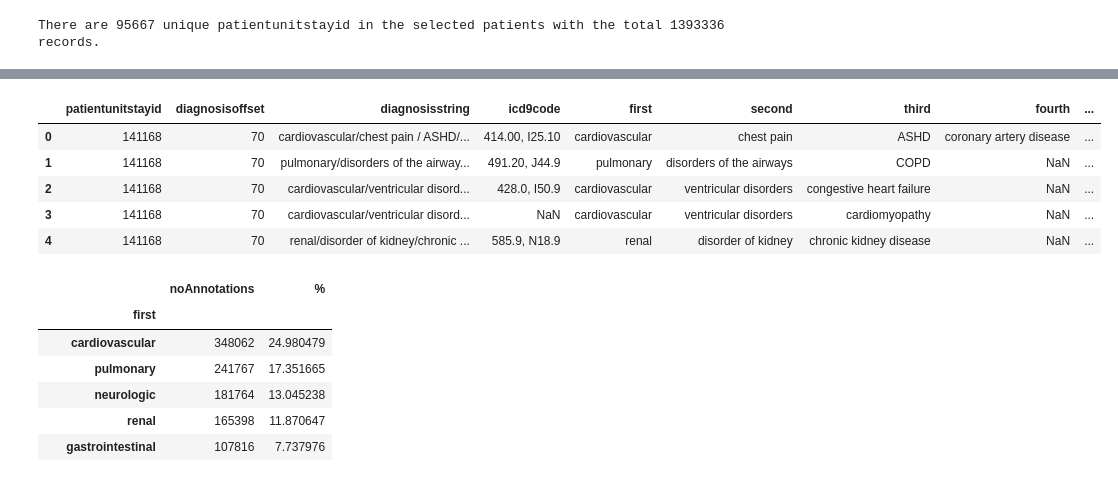
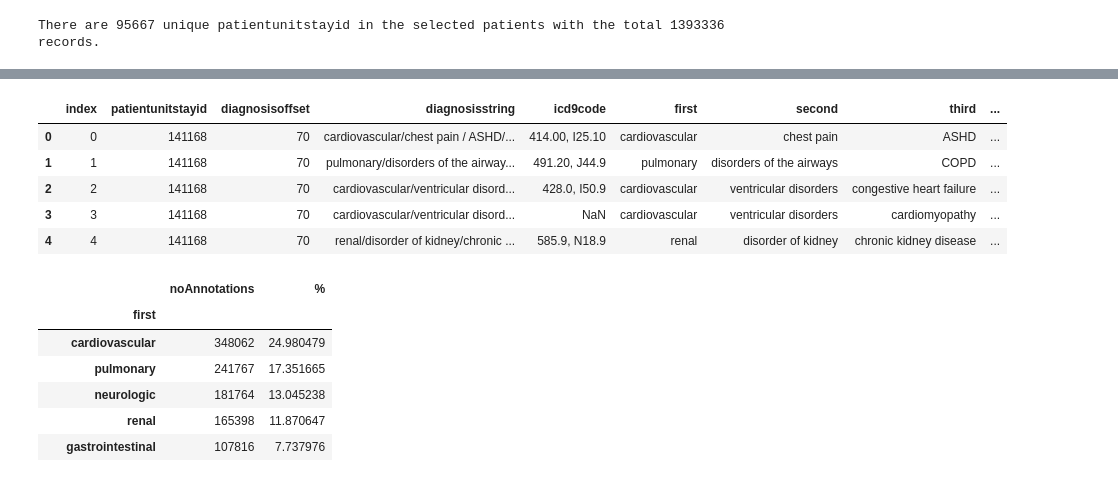
Before and after one commit to joy628/master-project, a Jupyter notebook: data-preprocessing/diagnosis.ipynb, the cells around one changed output, grey strips where cells are left out. Drawn from its saved outputs; the diff is of its cells as text; code cells hidden in the pictures.

```diff
--- a/data-preprocessing/diagnosis.ipynb
+++ b/data-preprocessing/diagnosis.ipynb
@@ -53,3 +54,5 @@ selected_diag_x=len(df)
 print("There are {} unique patientunitstayid in the selected patients with the total {} records.".format(selected_diag_p,selected_diag_x))
 # %% [output]
 There are 95667 unique patientunitstayid in the selected patients with the total 1393336 records.
+# %%
+df = pd.read_csv(porcesseddir + 'selected_diagnosis.csv')
@@ -56,23 +68,23 @@ There are 95667 unique patientunitstayid in the selected patients with the total
 # %%
-df1 = df[['diagnosisstring', 'icd9code']]
+df1 = df[['patientunitstayid', 'diagnosisoffset','diagnosisstring', 'icd9code']]
 df1 = df1.reset_index()
 df1['diagnosisstring'] = df1['diagnosisstring'].str.replace('|', '/')
 split = df1['diagnosisstring'].str.split('/')
 df1['first'] = split.str[0]
 df1['second'] = split.str[1]
 df1['third'] = split.str[2]
 df1['fourth'] = split.str[3]
 df1['fifth'] = split.str[4]
 df1['sixth'] = split.str[5]
 df1['seventh'] = split.str[6]
 df1.head()
 # %% [output]
-|  | patientunitstayid | diagnosisoffset | diagnosisstring | icd9code | first | second | third | fourth | ... |
-| 0 | 141168 | 70 | cardiovascular/chest pain / ASHD/... | 414.00, I25.10 | cardiovascular | chest pain | ASHD | coronary artery disease | ... |
-| 1 | 141168 | 70 | pulmonary/disorders of the airway... | 491.20, J44.9 | pulmonary | disorders of the airways | COPD | NaN | ... |
-| 2 | 141168 | 70 | cardiovascular/ventricular disord... | 428.0, I50.9 | cardiovascular | ventricular disorders | congestive heart failure | NaN | ... |
-| 3 | 141168 | 70 | cardiovascular/ventricular disord... | NaN | cardiovascular | ventricular disorders | cardiomyopathy | NaN | ... |
-| 4 | 141168 | 70 | renal/disorder of kidney/chronic ... | 585.9, N18.9 | renal | disorder of kidney | chronic kidney disease | NaN | ... |
+|  | index | patientunitstayid | diagnosisoffset | diagnosisstring | icd9code | first | second | third | ... |
+| 0 | 0 | 141168 | 70 | cardiovascular/chest pain / ASHD/... | 414.00, I25.10 | cardiovascular | chest pain | ASHD | ... |
+| 1 | 1 | 141168 | 70 | pulmonary/disorders of the airway... | 491.20, J44.9 | pulmonary | disorders of the airways | COPD | ... |
+| 2 | 2 | 141168 | 70 | cardiovascular/ventricular disord... | 428.0, I50.9 | cardiovascular | ventricular disorders | congestive heart failure | ... |
+| 3 | 3 | 141168 | 70 | cardiovascular/ventricular disord... | NaN | cardiovascular | ventricular disorders | cardiomyopathy | ... |
+| 4 | 4 | 141168 | 70 | renal/disorder of kidney/chronic ... | 585.9, N18.9 | renal | disorder of kidney | chronic kidney disease | ... |
 # %%
 frequency1 = pd.DataFrame()
 frequency1['noAnnotations'] = df1['first'].value_counts()
```
Also changed, not shown: parts of 6 cells of this notebook.
